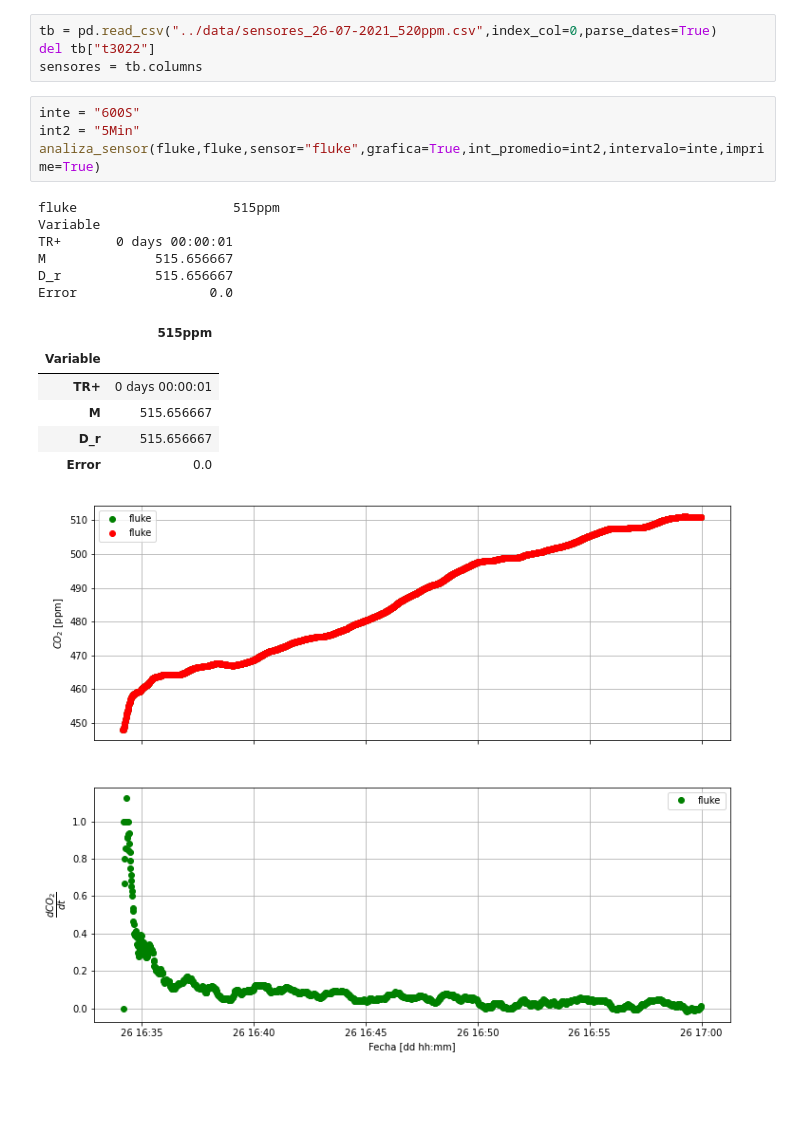
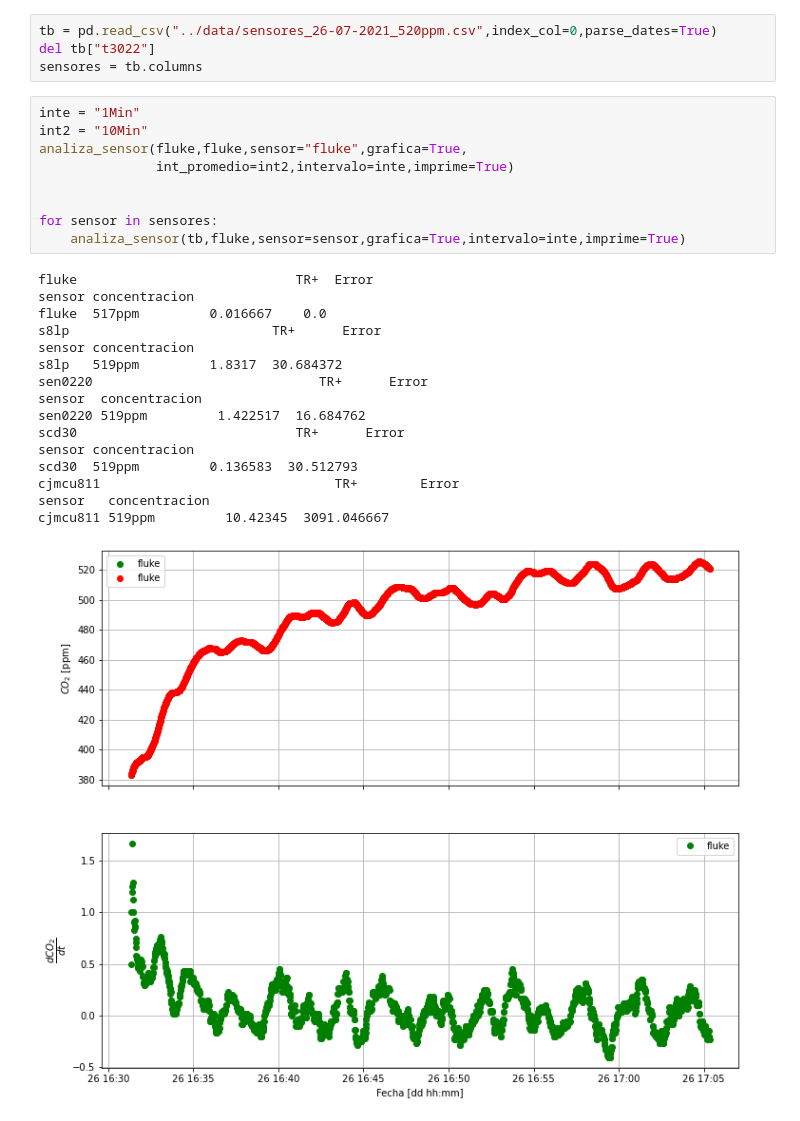
Before and after one commit to lata-mas/Monitor_co2_pistas_educativas, a Jupyter notebook: sensores_vco2/notebooks/analisis_520ppm.ipynb, the cells around one changed output. Cells and saved outputs as stored; diff of their text form; blank space fills up the shorter version.

```diff
--- a/sensores_vco2/notebooks/analisis_520ppm.ipynb
+++ b/sensores_vco2/notebooks/analisis_520ppm.ipynb
@@ -13,20 +13,28 @@ tb = pd.read_csv("../data/sensores_26-07-2021_520ppm.csv",index_col=0,parse_date
 del tb["t3022"]
 sensores = tb.columns
 # %%
-inte = "600S"
-int2 = "5Min"
-analiza_sensor(fluke,fluke,sensor="fluke",grafica=True,int_promedio=int2,intervalo=inte,imprime=True)
+inte = "1Min"
+int2 = "10Min"
+analiza_sensor(fluke,fluke,sensor="fluke",grafica=True,
+               int_promedio=int2,intervalo=inte,imprime=True)
+
+
+for sensor in sensores:
+    analiza_sensor(tb,fluke,sensor=sensor,grafica=True,intervalo=inte,imprime=True)
 # %% [output]
-fluke                    515ppm
-Variable
-TR+       0 days 00:00:01
-M              515.656667
-D_r            515.656667
-Error                 0.0
+fluke                            TR+  Error
+sensor concentracion
+fluke  517ppm         0.016667    0.0
+s8lp                          TR+      Error
+sensor concentracion
+s8lp   519ppm         1.8317  30.684372
+sen0220                             TR+      Error
+sensor  concentracion
+sen0220 519ppm         1.422517  16.684762
+scd30                            TR+      Error
+sensor concentracion
+scd30  519ppm         0.136583  30.512793
+cjmcu811                              TR+        Error
+sensor   concentracion
+cjmcu811 519ppm         10.42345  3091.046667
-|  | 515ppm |
-| Variable |  |
-| TR+ | 0 days 00:00:01 |
-| M | 515.656667 |
-| D_r | 515.656667 |
-| Error | 0.0 |
-[figure, old version]
+[figure, new version]
```
Also changed, not shown: parts of 4 cells of this notebook, 8 other files.
